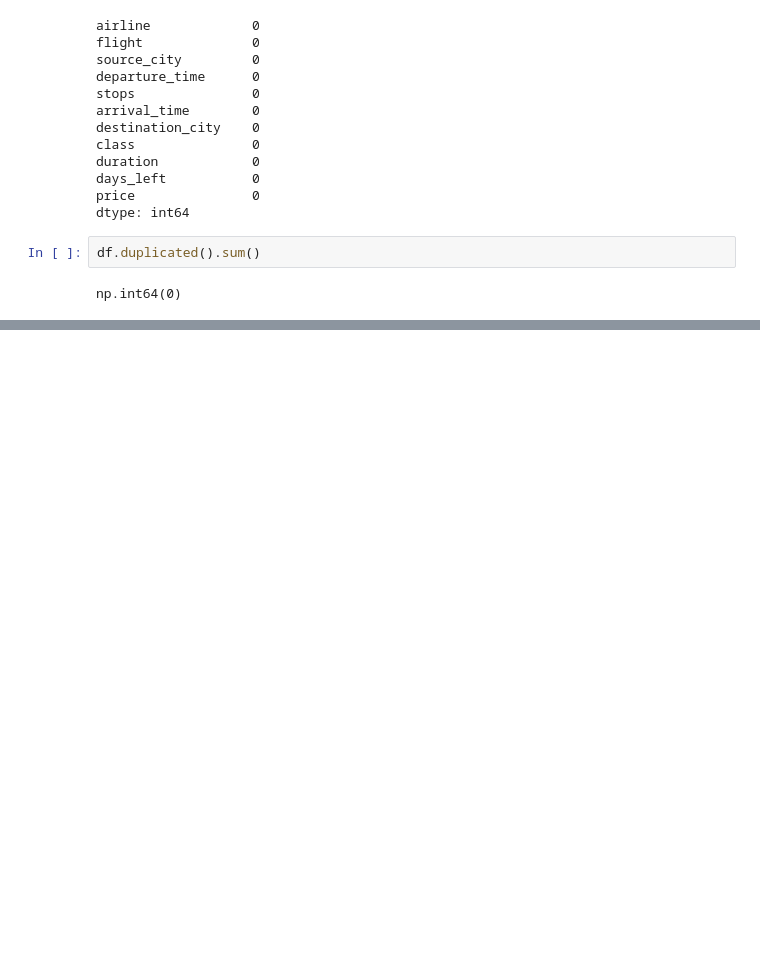
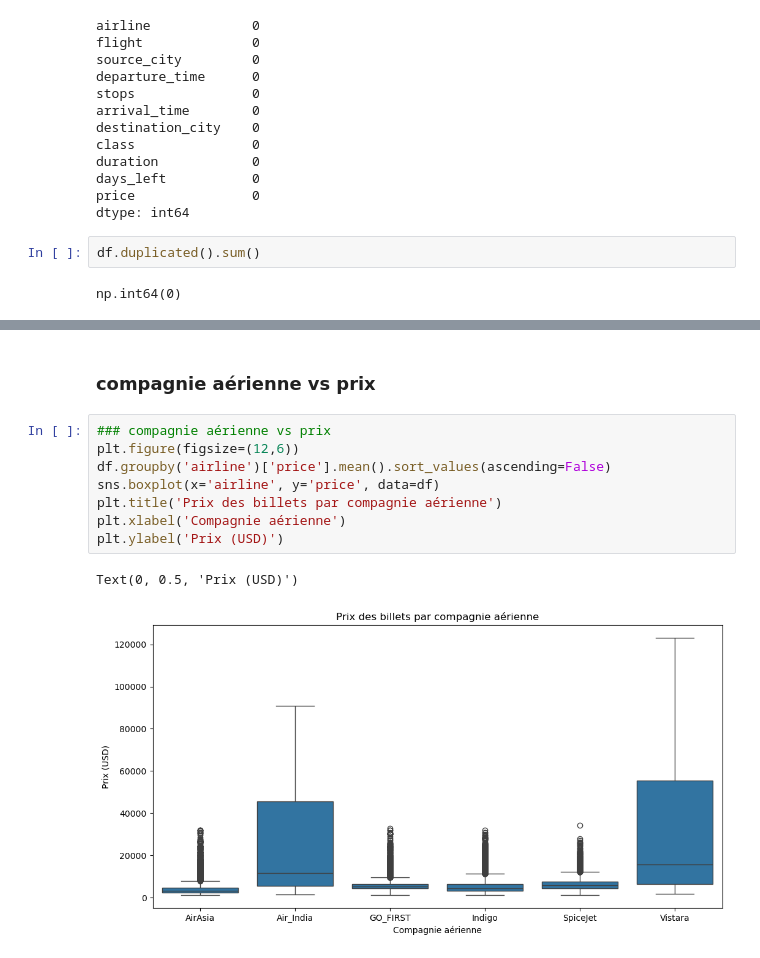
Before and after one commit to ussef37/WEEK_14_Flight_Price_ML, a Jupyter notebook: Machine_Learning_Prediction_Prix_billet_avion.ipynb, the cells around one changed output, grey strips where cells are left out. Drawn from its saved outputs; the diff is of its cells as text; blank space fills up the shorter version.

```diff
--- a/Machine_Learning_Prediction_Prix_billet_avion.ipynb
+++ b/Machine_Learning_Prediction_Prix_billet_avion.ipynb
@@ -101,0 +105,13 @@ np.int64(0)
+# %% [markdown]
+### compagnie aérienne vs prix
+# %%
+### compagnie aérienne vs prix
+plt.figure(figsize=(12,6))
+df.groupby('airline')['price'].mean().sort_values(ascending=False)
+sns.boxplot(x='airline', y='price', data=df)
+plt.title('Prix des billets par compagnie aérienne')
+plt.xlabel('Compagnie aérienne')
+plt.ylabel('Prix (USD)')
+# %% [output]
+Text(0, 0.5, 'Prix (USD)')
+[figure, added]
```
Also changed, not shown: parts of 8 cells of this notebook.
